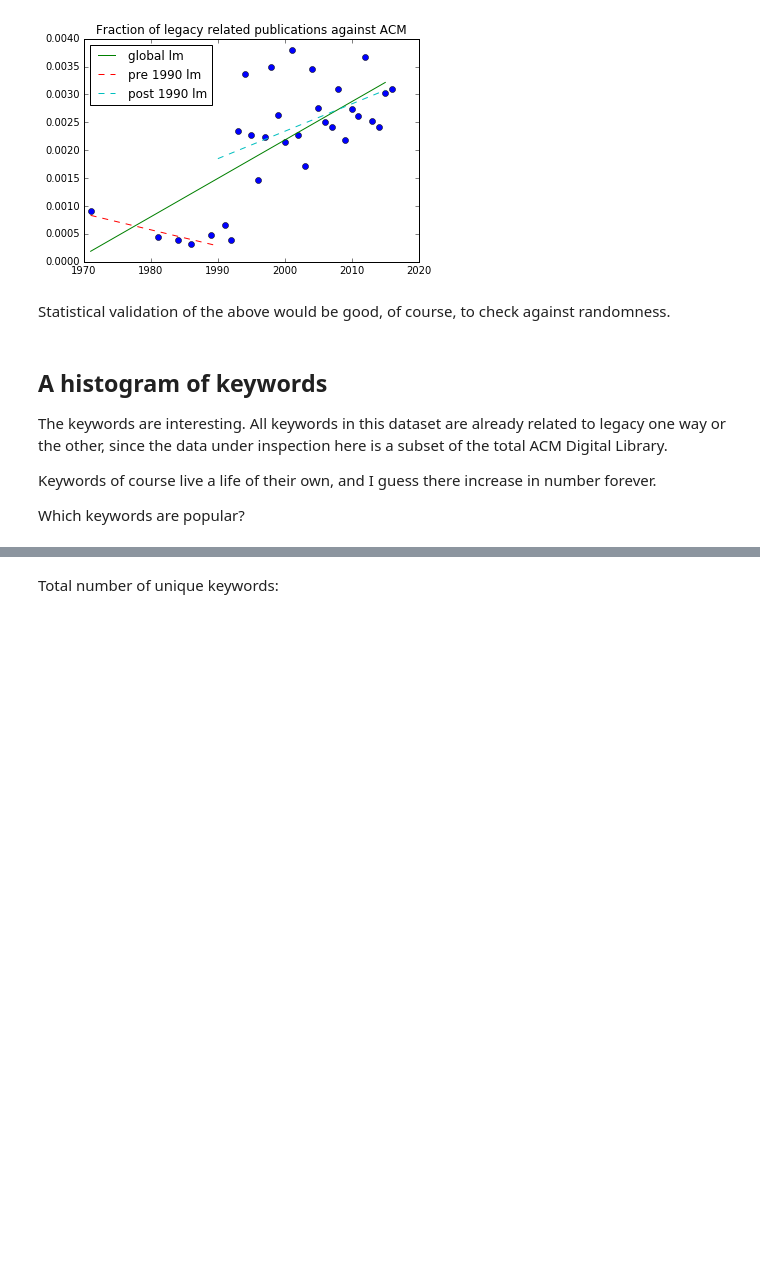
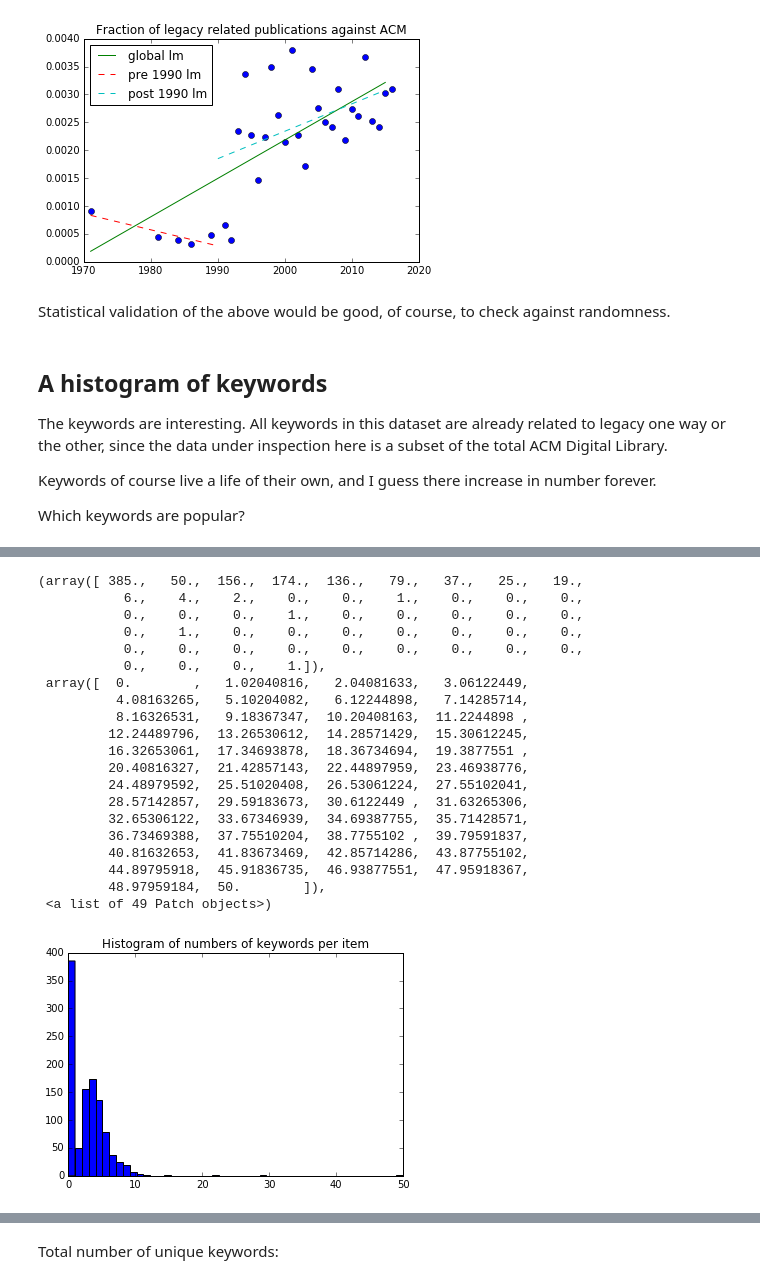
Before and after one commit to xmacex/legacySoftwareACMDLexploration, a Jupyter notebook: ACM DL bibliometry of legacy.ipynb, the cells around one changed output, grey strips where cells are left out. Drawn from its saved outputs; the diff is of its cells as text; code cells hidden in the pictures; blank space fills up the shorter version.

```diff
--- a/ACM DL bibliometry of legacy.ipynb
+++ b/ACM DL bibliometry of legacy.ipynb
@@ -247,0 +262,25 @@ for kws in legacybib.keywords:
+# %%
+plt.title("Histogram of numbers of keywords per item")
+plt.hist(legacybib.keywords.map(lambda kws: len(kws)), bins=max(legacybib.keywords.map(lambda kws: len(kws))) - 1)
+# %% [output]
+(array([ 385.,   50.,  156.,  174.,  136.,   79.,   37.,   25.,   19.,
+           6.,    4.,    2.,    0.,    0.,    1.,    0.,    0.,    0.,
+           0.,    0.,    0.,    1.,    0.,    0.,    0.,    0.,    0.,
+           0.,    1.,    0.,    0.,    0.,    0.,    0.,    0.,    0.,
+           0.,    0.,    0.,    0.,    0.,    0.,    0.,    0.,    0.,
+           0.,    0.,    0.,    1.]),
+ array([  0.        ,   1.02040816,   2.04081633,   3.06122449,
+          4.08163265,   5.10204082,   6.12244898,   7.14285714,
+          8.16326531,   9.18367347,  10.20408163,  11.2244898 ,
+         12.24489796,  13.26530612,  14.28571429,  15.30612245,
+         16.32653061,  17.34693878,  18.36734694,  19.3877551 ,
+         20.40816327,  21.42857143,  22.44897959,  23.46938776,
+         24.48979592,  25.51020408,  26.53061224,  27.55102041,
+         28.57142857,  29.59183673,  30.6122449 ,  31.63265306,
+         32.65306122,  33.67346939,  34.69387755,  35.71428571,
+         36.73469388,  37.75510204,  38.7755102 ,  39.79591837,
+         40.81632653,  41.83673469,  42.85714286,  43.87755102,
+         44.89795918,  45.91836735,  46.93877551,  47.95918367,
+         48.97959184,  50.        ]),
+ <a list of 49 Patch objects>)
+[figure, added]
```
Also changed, not shown: parts of 14 cells of this notebook.
